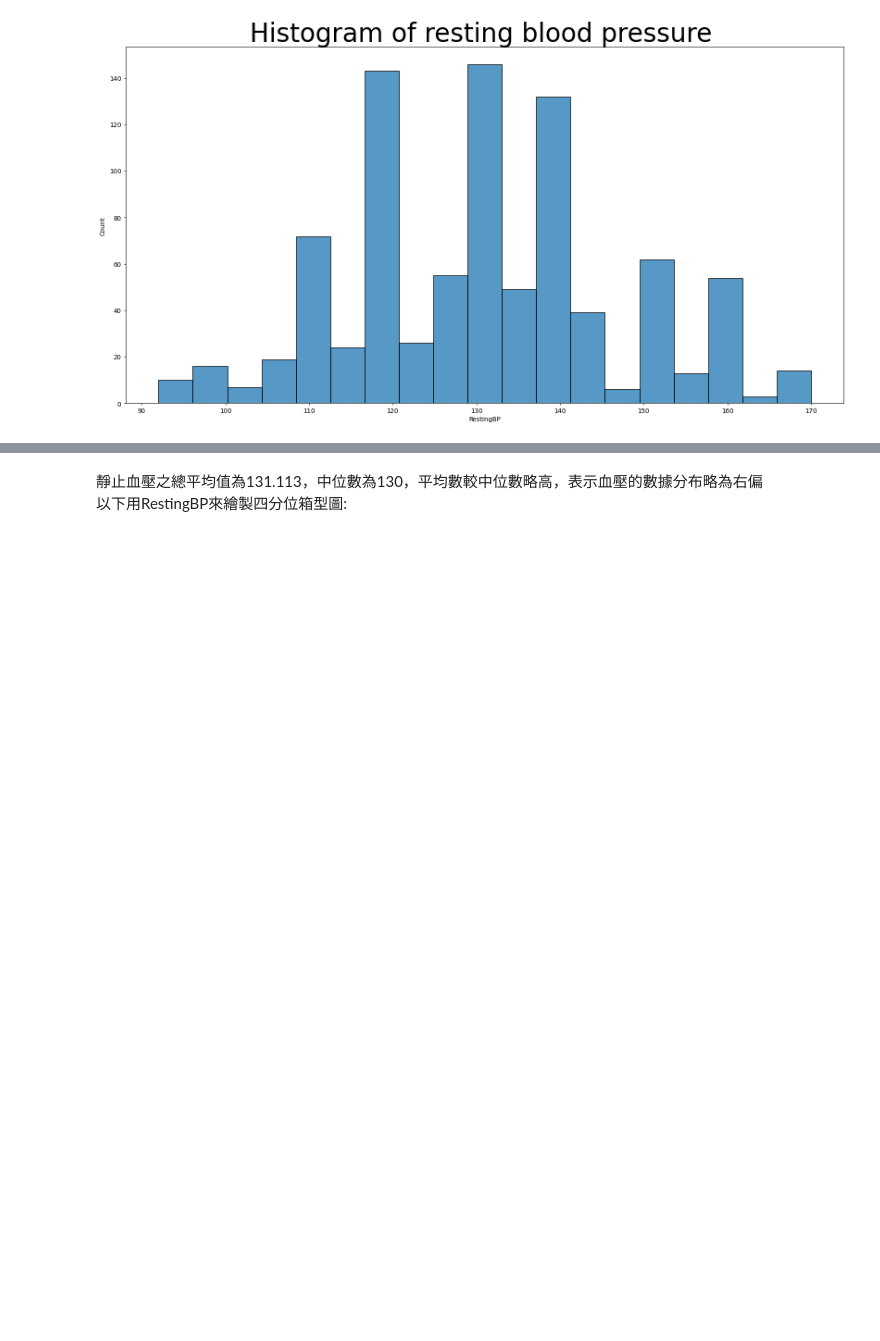
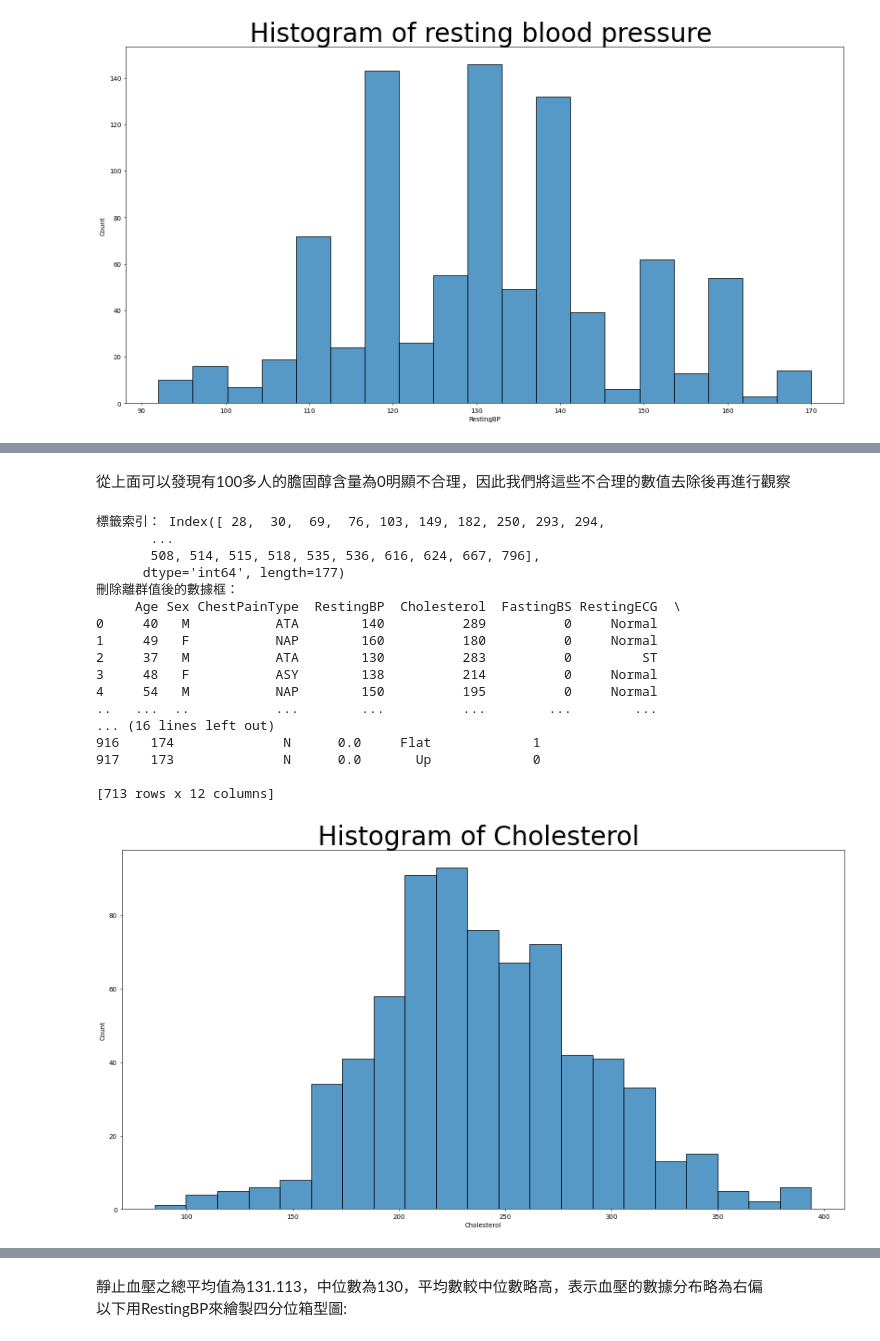
Before and after one commit to eric31512/ML_secondProject, a Jupyter notebook: main.ipynb, the cells around one changed output, grey strips where cells are left out. Drawn from its saved outputs; the diff is of its cells as text; code cells hidden in the pictures; blank space fills up the shorter version.

```diff
--- a/main.ipynb
+++ b/main.ipynb
@@ -140,0 +169,45 @@ plt.show()
+# %% [markdown]
+從上面可以發現有100多人的膽固醇含量為0明顯不合理，因此我們將這些不合理的數值去除後再進行觀察
+# %%
+#建立尋找離群值之函式
+def outlier_idx(x):
+
+    q1,q3 = np.percentile(x , [25,75])
+    IQR = q3 -q1;
+    lower_bound = q1 - 1.5*IQR
+    upper_bound = q3 + 1.5*IQR
+    return np.where( (x<lower_bound) | (x>upper_bound) )
+
+idx = outlier_idx(df['Cholesterol'])[0]
+df.take(idx)
+labels = df.index[idx]
+print("標籤索引：", labels)
+
+# 使用 drop 方法刪除離群值
+df = df.drop(labels)
+print("刪除離群值後的數據框：")
+print(df)
+#畫出初始資料的直方圖
+plt.figure(figsize=(20,10),dpi=50)
+sns.histplot(df.Cholesterol)
+plt.title("Histogram of Cholesterol ",fontsize=40)
+plt.show()
+# %% [output]
+標籤索引： Index([ 28,  30,  69,  76, 103, 149, 182, 250, 293, 294,
+       ...
+       508, 514, 515, 518, 535, 536, 616, 624, 667, 796],
+      dtype='int64', length=177)
+刪除離群值後的數據框：
+     Age Sex ChestPainType  RestingBP  Cholesterol  FastingBS RestingECG  \
+0     40   M           ATA        140          289          0     Normal
+1     49   F           NAP        160          180          0     Normal
+2     37   M           ATA        130          283          0         ST
+3     48   F           ASY        138          214          0     Normal
+4     54   M           NAP        150          195          0     Normal
+..   ...  ..           ...        ...          ...        ...        ...
+... (16 lines left out)
+916    174              N      0.0     Flat             1
+917    173              N      0.0       Up             0
+
+[713 rows x 12 columns]
+[figure, added]
```
Also changed, not shown: parts of 66 cells of this notebook, 3 other files.
